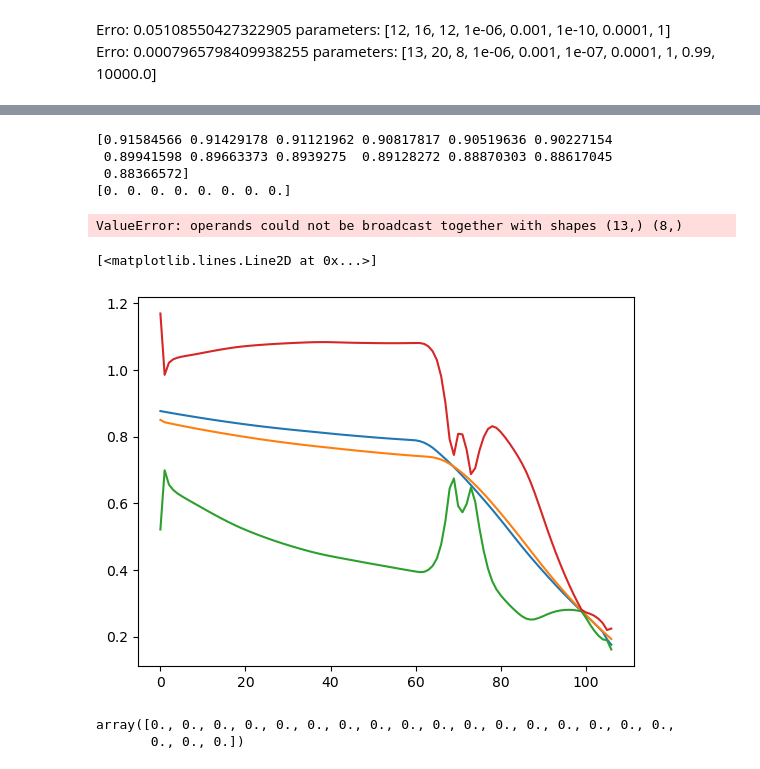
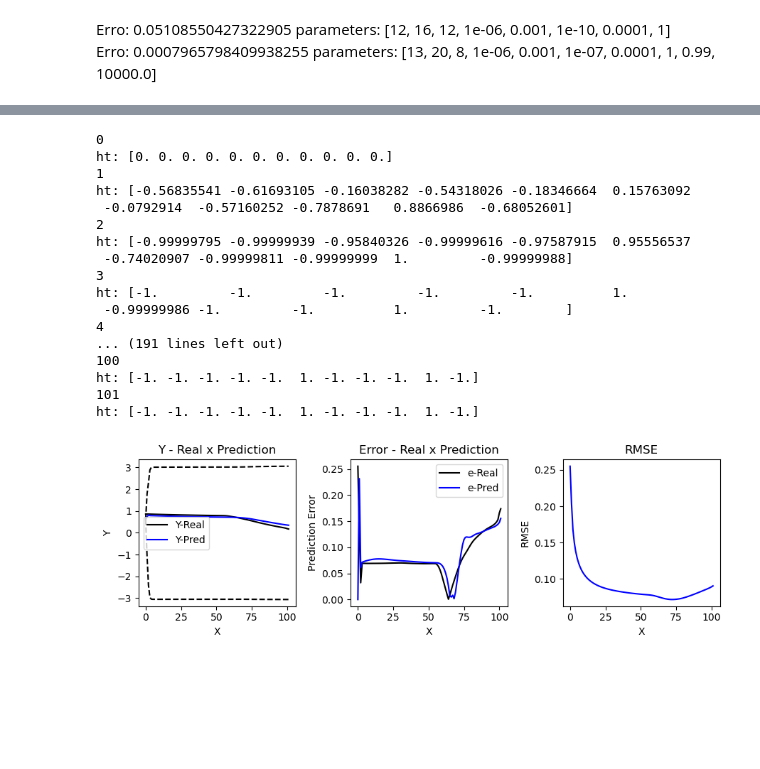
Before and after one commit to cduartes0203/Batteries_Prognostics, a Jupyter notebook: test_RTLO.ipynb, the cells around one changed output, grey strips where cells are left out. Drawn from its saved outputs; the diff is of its cells as text; code cells hidden in the pictures; blank space fills up the shorter version.

```diff
--- a/test_RTLO.ipynb
+++ b/test_RTLO.ipynb
@@ -442,51 +389,46 @@ vec = []
 # %%
 df = pd.read_csv(r'Dataset\Bearing1_1.csv')
-nIN,nHS,nOUT,N1,N2,N3,lr,τ,lb,dt =params
-#nIN,nHS,nOUT = 4,4,4
+#nIN,nHS,nOUT,N1,N2,N3,lr,τ,lb,dt =params
+nIN,nHS,nOUT,N1,N2,N3,lr,τ, =params
 
 ηS = [N1,N2,N3]
 sig = df['PC1'].values
 X,Y = prepare_data(sig,n=nIN,m=nOUT)
 xR,yR,yP = np.array([]),np.array([]),np.array([])
 
 rtlo = RTLO(nIN,nHS,nOUT,ηS,τ,lr)
 yL,yU = np.array([]),np.array([])
 xR = np.array([])
 erroR = np.array([])
 erroP = np.array([])
 
 for i in range(len(X)):
 #for i in range(2):
-
+    print(i)
     y_r = Y[i]
+    print('ht:',rtlo.ht)
     y_p = rtlo.PredSingle(X[i],store=True)
-
-    eP = rtlo.UpdateRLS_V2(y_p,y_r)
-    y_L, y_U = rtlo.PredInterval_V2(X[i],eP,store=True)
-    rtlo.restore()
+    eP = rtlo.UpdateRLS(y_p,y_r)
+    y_L, y_U = rtlo.PredInterval(X[i],eP,store=True)
     rtlo.fit(X[i],Y[i],store=True)
 
 rtlo.PlotPredError()
-vec.append(rtlo.yL)
 # %% [output]
-[0.91584566 0.91429178 0.91121962 0.90817817 0.90519636 0.90227154
- 0.89941598 0.89663373 0.8939275  0.89128272 0.88870303 0.88617045
- 0.88366572]
-[0. 0. 0. 0. 0. 0. 0. 0.]
+0
+ht: [0. 0. 0. 0. 0. 0. 0. 0. 0. 0. 0.]
+1
+ht: [-0.56835541 -0.61693105 -0.16038282 -0.54318026 -0.18346664  0.15763092
+ -0.0792914  -0.57160252 -0.7878691   0.8866986  -0.68052601]
+2
+ht: [-0.99999795 -0.99999939 -0.95840326 -0.99999616 -0.97587915  0.95556537
+ -0.74020907 -0.99999811 -0.99999999  1.         -0.99999988]
+3
+ht: [-1.         -1.         -1.         -1.         -1.          1.
+ -0.99999986 -1.         -1.          1.         -1.        ]
+4
+... (191 lines left out)
+100
+ht: [-1. -1. -1. -1. -1.  1. -1. -1. -1.  1. -1.]
+101
+ht: [-1. -1. -1. -1. -1.  1. -1. -1. -1.  1. -1.]
-ValueError: operands could not be broadcast together with shapes (13,) (8,)
+[figure, added]
-# %%
-s=2
-plt.plot(rtlo.yR[s:])
-plt.plot(rtlo.yP[s:])
-plt.plot(rtlo.yL[s:])
-plt.plot(rtlo.yU[s:])
-# %% [output]
-[<matplotlib.lines.Line2D at 0x...>]
-[figure, removed]
-# %%
-rtlo = RTLO(nIN,nHS,nOUT,ηS,τ,lr)
-
-rtlo.htL
-# %% [output]
-array([0., 0., 0., 0., 0., 0., 0., 0., 0., 0., 0., 0., 0., 0., 0., 0., 0.,
-       0., 0., 0.])
```
Also changed, not shown: parts of 6 cells of this notebook, 1 other file.
